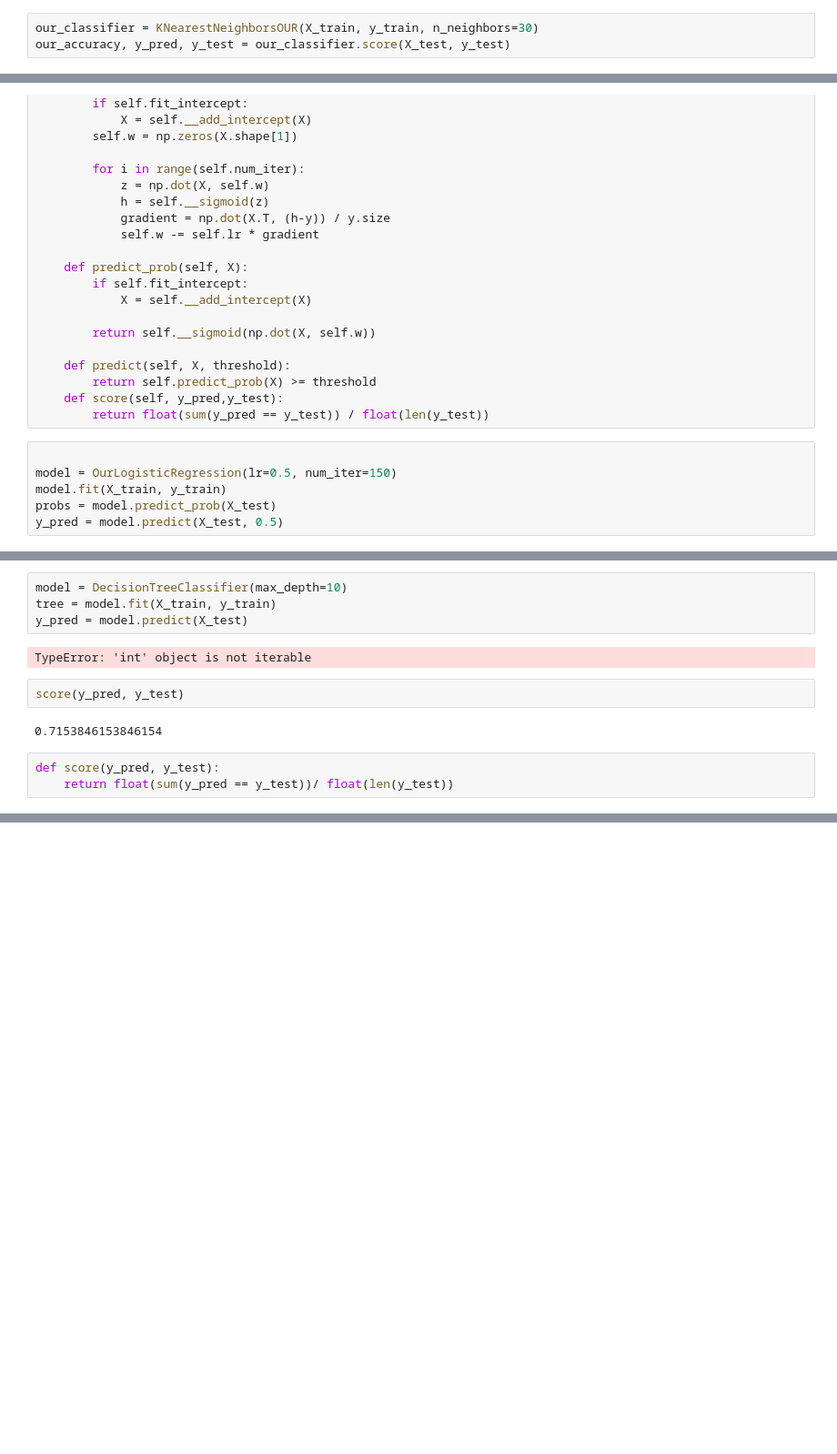
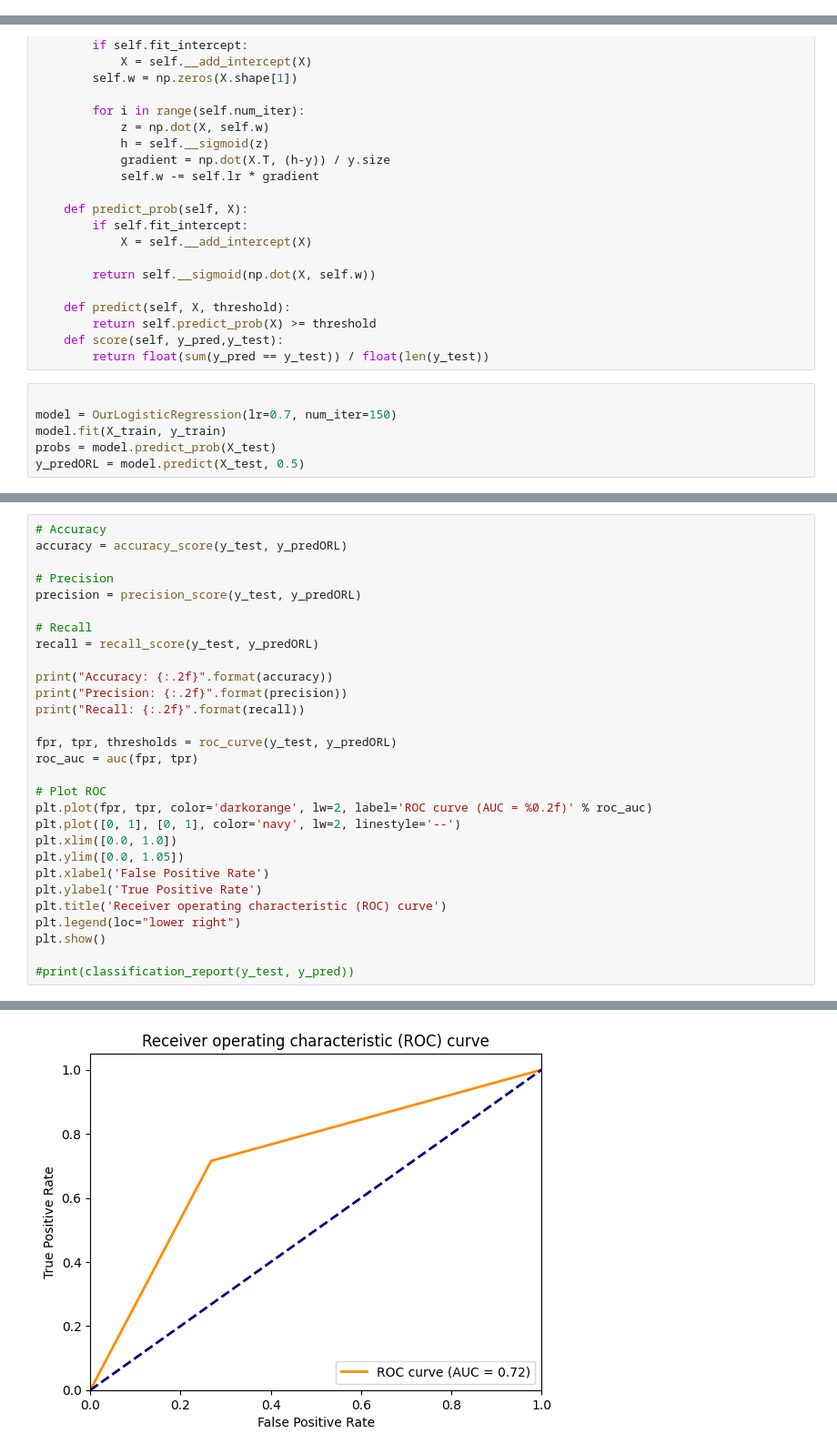
Before and after one commit to johnnyzaet08/CE5506-Pattern_Recognition, a Jupyter notebook: Proyecto_1/Wine.ipynb, the cells around one changed output, grey strips where cells are left out. Shown at 91% size. Saved outputs shown, nothing was run; the diff lists cells and outputs as text; blank space fills up the shorter version.

```diff
--- a/Proyecto_1/Wine.ipynb
+++ b/Proyecto_1/Wine.ipynb
@@ -305,6 +373,3 @@ class KNearestNeighborsOUR():
     def score(self, X_test, y_test):
         y_pred = self.predict(X_test)
         return float(sum(y_pred == y_test)) / float(len(y_test)), y_pred, y_test
-# %%
-our_classifier = KNearestNeighborsOUR(X_train, y_train, n_neighbors=30)
-our_accuracy, y_pred, y_test = our_classifier.score(X_test, y_test)
@@ -352,7 +446,7 @@ class OurLogisticRegression:
         return float(sum(y_pred == y_test)) / float(len(y_test))
 # %%
 
-model = OurLogisticRegression(lr=0.5, num_iter=150)
+model = OurLogisticRegression(lr=0.7, num_iter=150)
 model.fit(X_train, y_train)
 probs = model.predict_prob(X_test)
-y_pred = model.predict(X_test, 0.5)
+y_predORL = model.predict(X_test, 0.5)
@@ -470,13 +453,30 @@ class DecisionTreeClassifier(object):
-# %%
-model = DecisionTreeClassifier(max_depth=10)
-tree = model.fit(X_train, y_train)
-y_pred = model.predict(X_test)
-# %% [output]
-TypeError: 'int' object is not iterable
-# %%
-score(y_pred, y_test)
-# %% [output]
-0.7153846153846154
-# %%
-def score(y_pred, y_test):
-    return float(sum(y_pred == y_test))/ float(len(y_test))
+# %%
+# Accuracy
+accuracy = accuracy_score(y_test, y_predORL)
+
+# Precision
+precision = precision_score(y_test, y_predORL)
+
+# Recall
+recall = recall_score(y_test, y_predORL)
+
+print("Accuracy: {:.2f}".format(accuracy))
+print("Precision: {:.2f}".format(precision))
+print("Recall: {:.2f}".format(recall))
+
+fpr, tpr, thresholds = roc_curve(y_test, y_predORL)
+roc_auc = auc(fpr, tpr)
+
+# Plot ROC
+plt.plot(fpr, tpr, color='darkorange', lw=2, label='ROC curve (AUC = %0.2f)' % roc_auc)
+plt.plot([0, 1], [0, 1], color='navy', lw=2, linestyle='--')
+plt.xlim([0.0, 1.0])
+plt.ylim([0.0, 1.05])
+plt.xlabel('False Positive Rate')
+plt.ylabel('True Positive Rate')
+plt.title('Receiver operating characteristic (ROC) curve')
+plt.legend(loc="lower right")
+plt.show()
+
+#print(classification_report(y_test, y_pred))
+# %% [output]
@@ -482,0 +486 @@ def score(y_pred, y_test):
+[figure, added]
```
Also changed, not shown: parts of 21 cells of this notebook, 1 other file.
